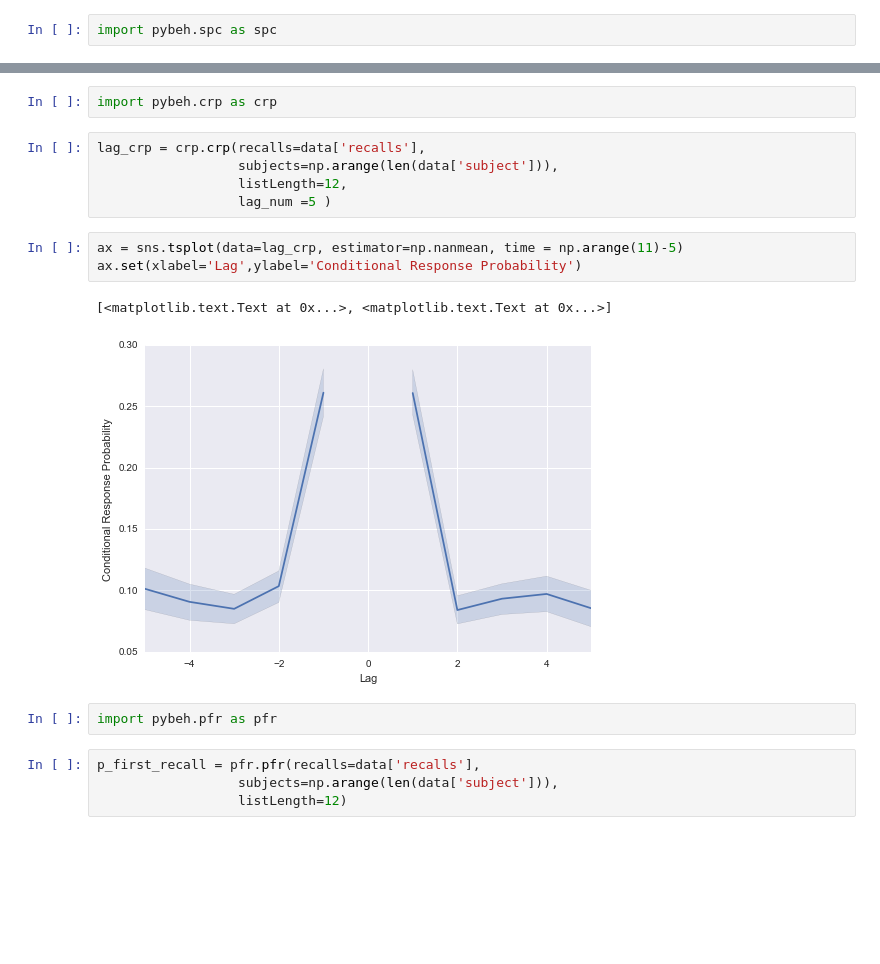
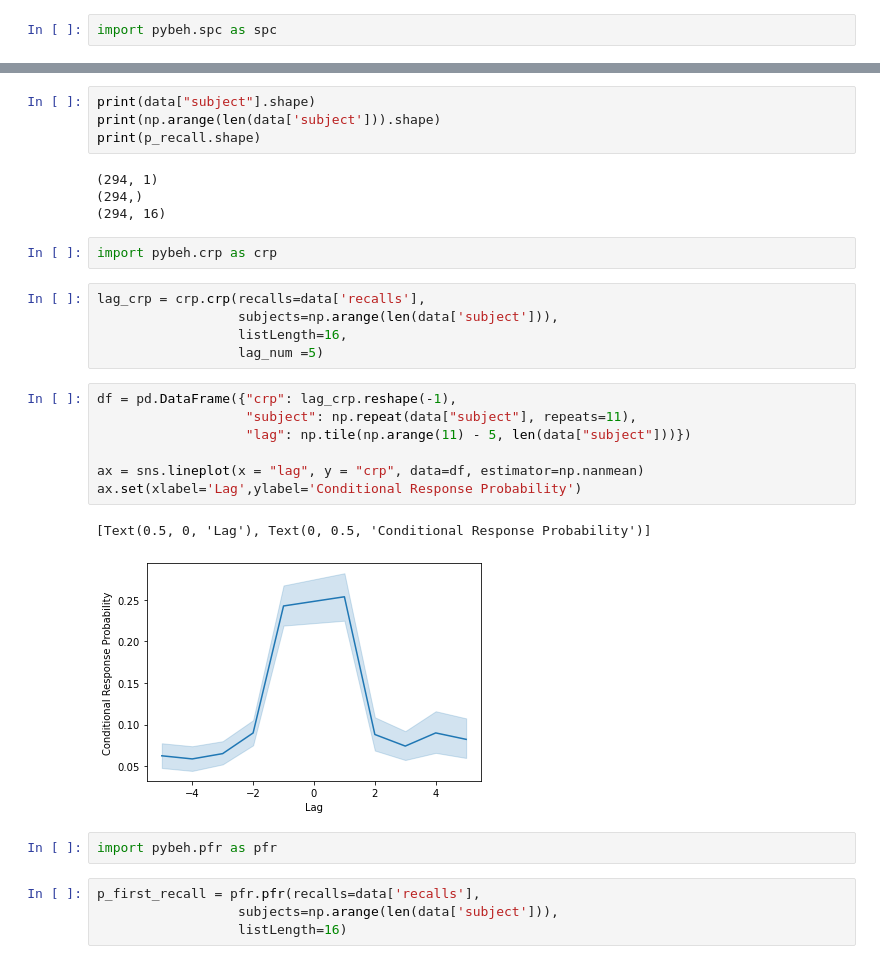
Before and after one commit to pennmem/pybeh, a Jupyter notebook: notebooks/pybeh Quick Start.ipynb, the cells around one changed output, grey strips where cells are left out. Drawn from its saved outputs; the diff is of its cells as text; blank space fills up the shorter version.

```diff
--- a/notebooks/pybeh Quick Start.ipynb
+++ b/notebooks/pybeh Quick Start.ipynb
@@ -24,19 +32,31 @@ ax.set(xlabel='Serial Position',ylabel='Probability of Recall')
+# %%
+print(data["subject"].shape)
+print(np.arange(len(data['subject'])).shape)
+print(p_recall.shape)
+# %% [output]
+(294, 1)
+(294,)
+(294, 16)
 # %%
 import pybeh.crp as crp
 # %%
 lag_crp = crp.crp(recalls=data['recalls'],
                   subjects=np.arange(len(data['subject'])),
-                  listLength=12,
-                  lag_num =5 )
+                  listLength=16,
+                  lag_num =5)
-# %%
-ax = sns.tsplot(data=lag_crp, estimator=np.nanmean, time = np.arange(11)-5)
-ax.set(xlabel='Lag',ylabel='Conditional Response Probability')
-# %% [output]
-[<matplotlib.text.Text at 0x...>, <matplotlib.text.Text at 0x...>]
-[figure, removed]
+# %%
+df = pd.DataFrame({"crp": lag_crp.reshape(-1),
+                   "subject": np.repeat(data["subject"], repeats=11),
+                   "lag": np.tile(np.arange(11) - 5, len(data["subject"]))})
+
+ax = sns.lineplot(x = "lag", y = "crp", data=df, estimator=np.nanmean)
+ax.set(xlabel='Lag',ylabel='Conditional Response Probability')
+# %% [output]
+[Text(0.5, 0, 'Lag'), Text(0, 0.5, 'Conditional Response Probability')]
+[figure, added]
 # %%
 import pybeh.pfr as pfr
 # %%
 p_first_recall = pfr.pfr(recalls=data['recalls'],
                   subjects=np.arange(len(data['subject'])),
-                  listLength=12)
+                  listLength=16)
```
Also changed, not shown: parts of 4 cells of this notebook.
